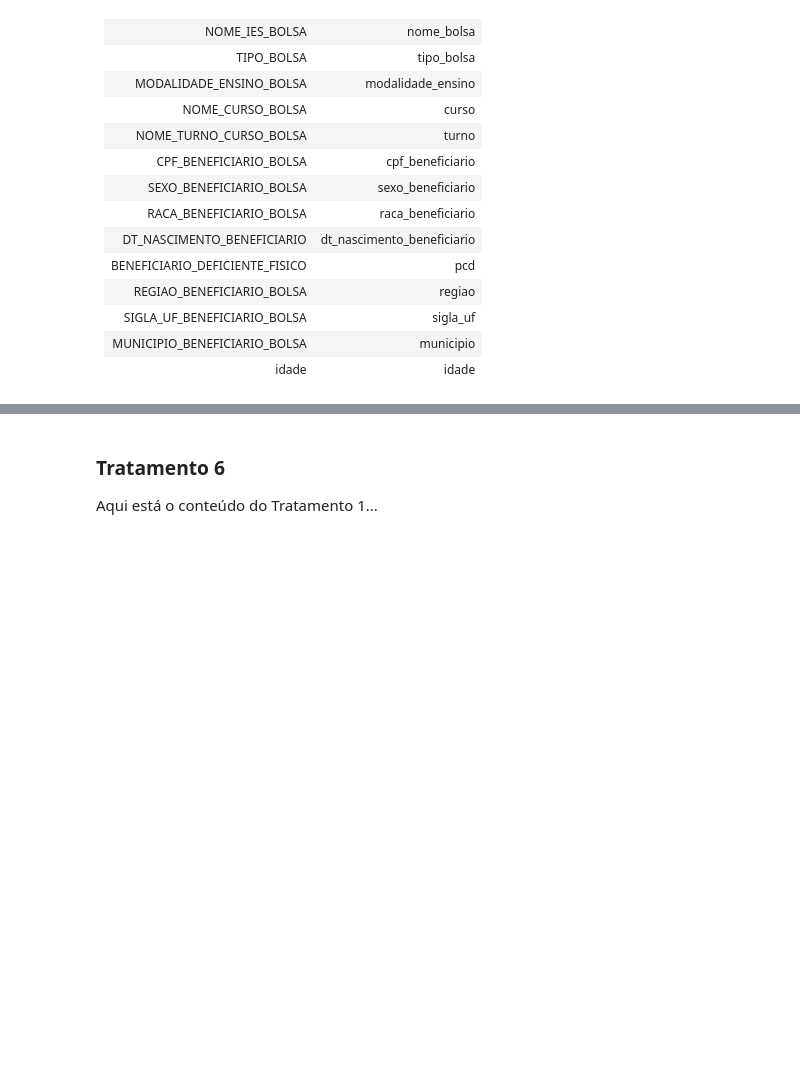
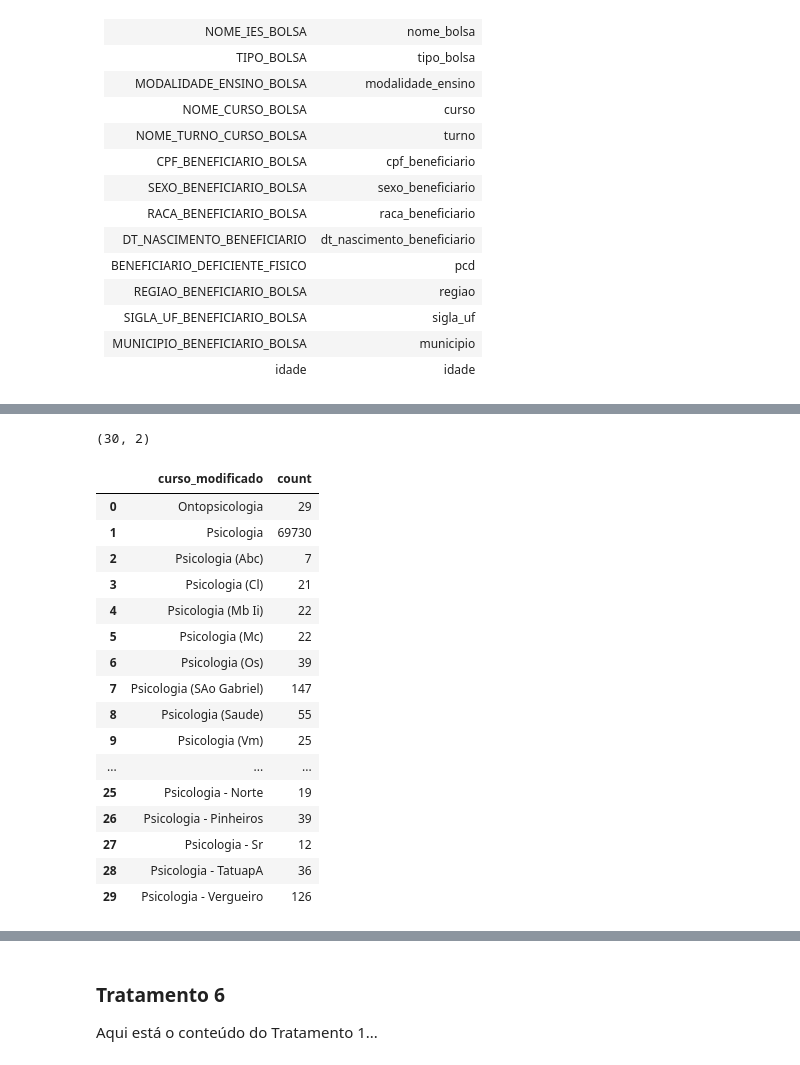
Before and after one commit to DanielCustodioDias/Projeto_PROUNI, a Jupyter notebook: main/tratamento/tratamento.ipynb, the cells around one changed output, grey strips where cells are left out. Drawn from its saved outputs; the diff is of its cells as text; code cells hidden in the pictures; blank space fills up the shorter version.

```diff
--- a/main/tratamento/tratamento.ipynb
+++ b/main/tratamento/tratamento.ipynb
@@ -228,0 +672,21 @@ Aqui está o conteúdo do Tratamento 1...
+# %%
+verifica_curso('psicologia')
+# %% [output]
+(30, 2)
+|  | curso_modificado | count |
+| 0 | Ontopsicologia | 29 |
+| 1 | Psicologia | 69730 |
+| 2 | Psicologia (Abc) | 7 |
+| 3 | Psicologia (Cl) | 21 |
+| 4 | Psicologia (Mb Ii) | 22 |
+| 5 | Psicologia (Mc) | 22 |
+| 6 | Psicologia (Os) | 39 |
+| 7 | Psicologia (SAo Gabriel) | 147 |
+| 8 | Psicologia (Saude) | 55 |
+| 9 | Psicologia (Vm) | 25 |
+| ... | ... | ... |
+| 25 | Psicologia - Norte | 19 |
+| 26 | Psicologia - Pinheiros | 39 |
+| 27 | Psicologia - Sr | 12 |
+| 28 | Psicologia - TatuapA | 36 |
+| 29 | Psicologia - Vergueiro | 126 |
```
Also changed, not shown: parts of 154 cells of this notebook, 3 other files.
